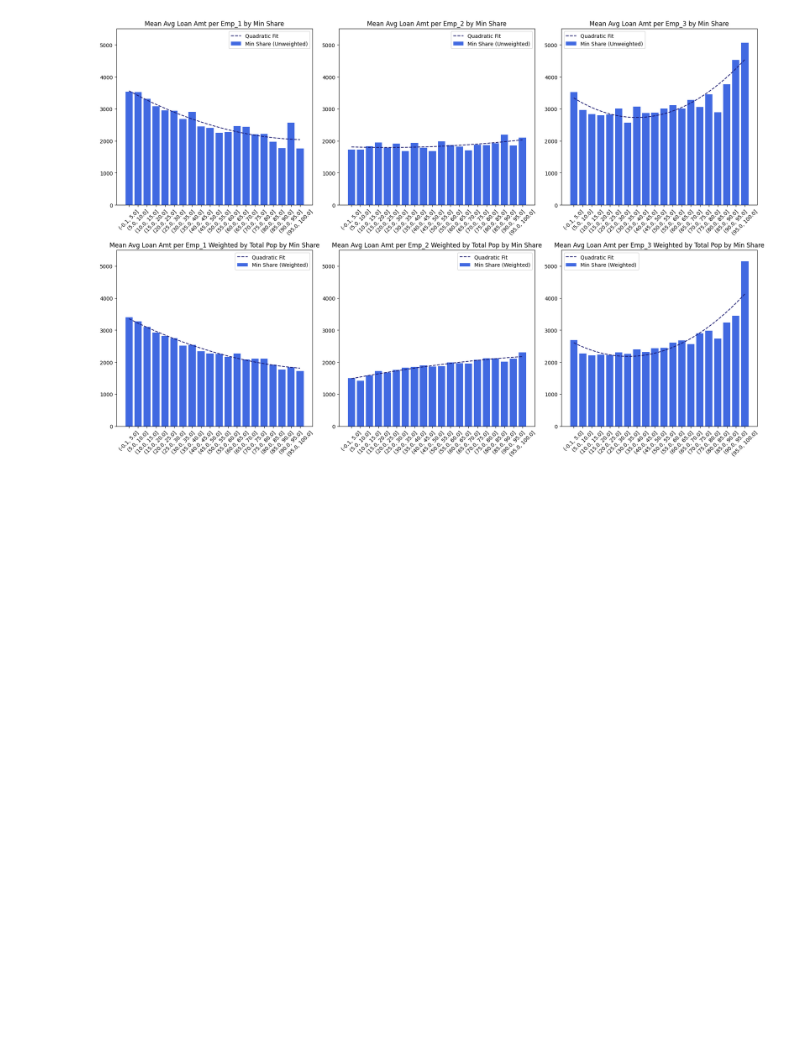
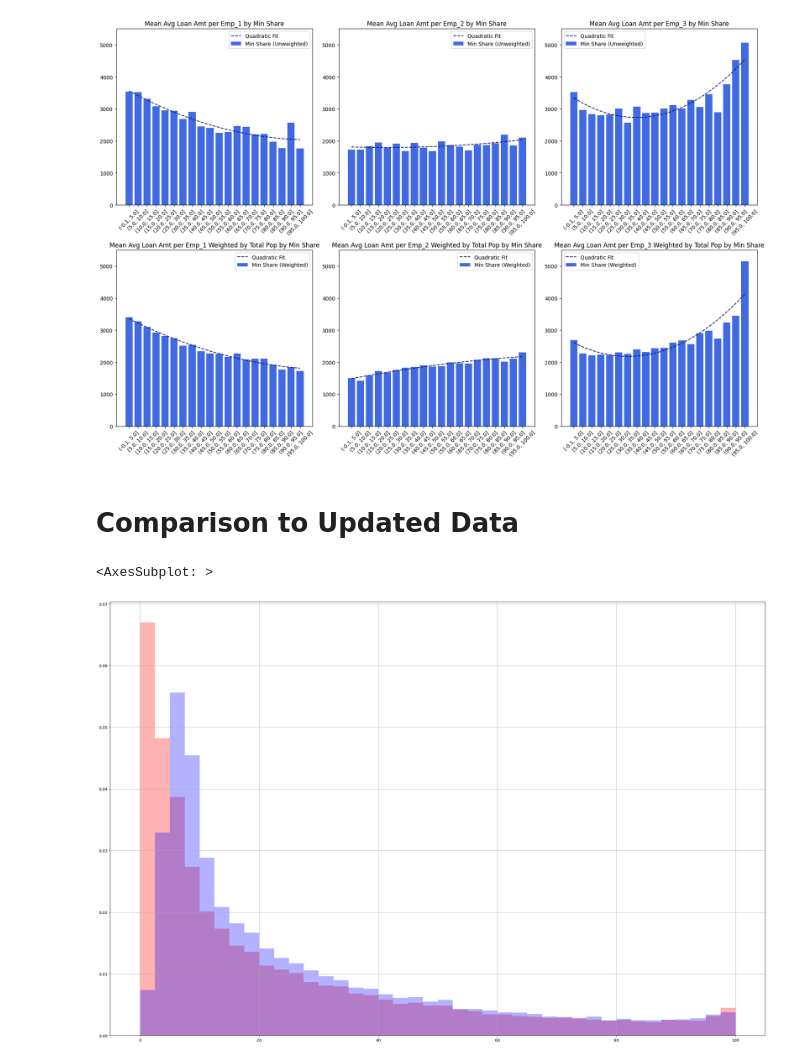
Before and after one commit to hhogenson/PPP-Data, a Jupyter notebook: Replicating Fairlie.ipynb, the cells around one changed output. Cells and saved outputs as stored; diff of their text form; code cells hidden in the pictures; blank space fills up the shorter version.

```diff
--- a/Replicating Fairlie.ipynb
+++ b/Replicating Fairlie.ipynb
@@ -558,7 +500,0 @@ fairlie_df.describe()
-# %%
-fairlie_df["Avg Loan Amt per Emp"] = fairlie_df["Total Loan Amount"] / fairlie_df["CBP Emp"]
-fairlie_df["Avg Loan Amt per Emp_1"] = fairlie_df["Total Loans Amount_1"] / fairlie_df["CBP Emp"]
-fairlie_df["Avg Loan Amt per Emp_2"] = fairlie_df["Total Loans Amount_2"] / fairlie_df["CBP Emp"]
-fairlie_df["Avg Loan Amt per Emp_3"] = fairlie_df["Total Loans Amount_3"] / fairlie_df["CBP Emp"]
-fairlie_df.replace([np.inf, -np.inf], np.nan, inplace=True)
-fairlie_df.describe()
@@ -896,3 +823,16 @@ plot_multi_binned_means(stats_df, 'Min Share', ['Avg Loan Amt per Emp_1',
               'Avg Loan Amt per Emp_3'], 'Total Pop', color_col=None,y_limits=[[0,5500],[0,5500]])
 # %% [output]
 [figure]
+# %% [markdown]
+# Comparison to Updated Data
+# %%
+full_df = pd.read_csv("Stats.csv")
+full_df["ZIP"] = full_df["ZIP"].astype(str).str.zfill(5)
+full_df.set_index("ZIP", inplace=True)
+# %%
+fig, ax = plt.subplots(figsize=(30,20))
+stats_df["Min Share"].hist(color = "red", alpha=0.3, ax=ax, bins = 40, density=True)
+full_df["Min Share"].hist(color = "blue", alpha=0.3, ax=ax, bins = 40, density=True)
+# %% [output]
+<AxesSubplot: >
+[figure, added]
```
Also changed, not shown: parts of 15 cells of this notebook, 7 other files.
